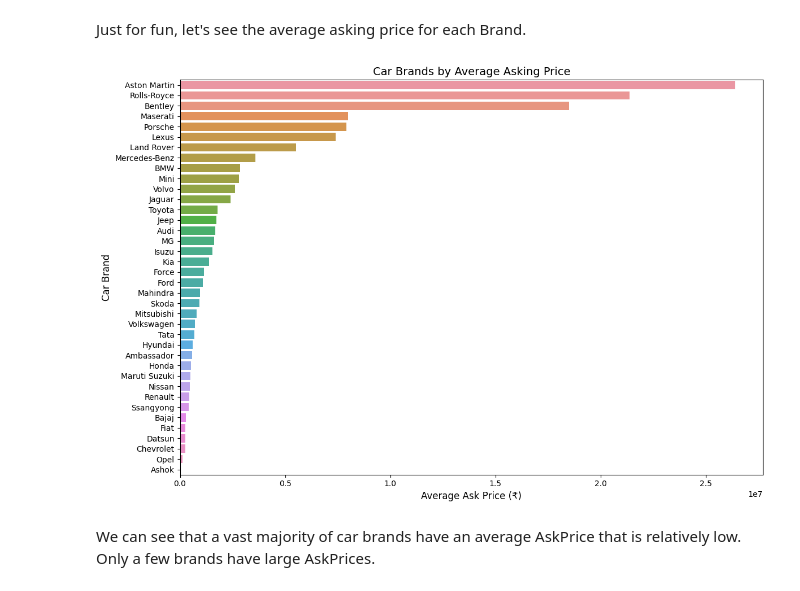
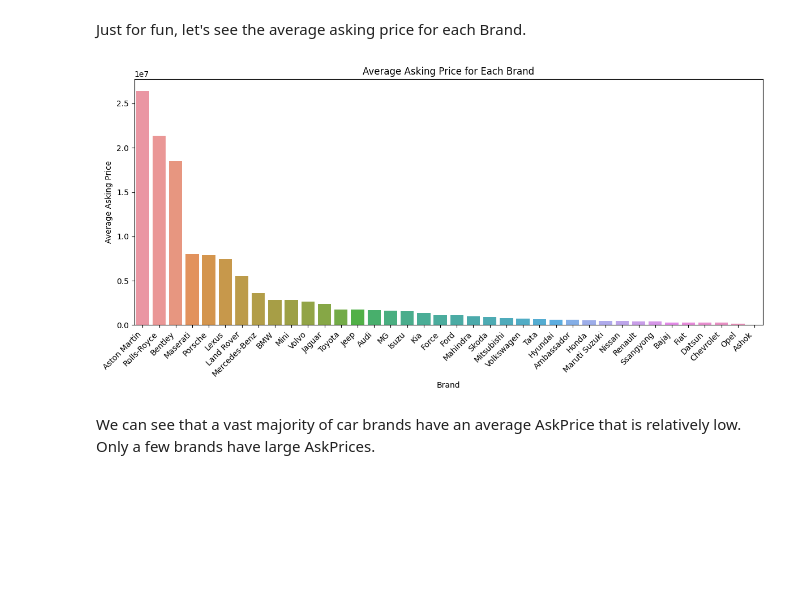
Before and after one commit to johnpospisil/used-car-values-in-india, a Jupyter notebook: used-car-values-in-india.ipynb, the cells around one changed output. Cells and saved outputs as stored; diff of their text form; code cells hidden in the pictures; blank space fills up the shorter version.

Commit message:
Add some more visualizations.

```diff
--- a/used-car-values-in-india.ipynb
+++ b/used-car-values-in-india.ipynb
@@ -401,30 +401,22 @@ There is a large difference between average asking prices for these three FuelTy
 # %% [markdown]
 Just for fun, let's see the average asking price for each Brand.
 # %%
-# Calculating average price by brand
-price_trends_by_brand = (
-    df.groupby('Brand')['AskPrice']
-    .mean()
-    .sort_values(ascending=False)
-    .reset_index()
-)
+# Calculate the average asking price for each brand
+brand_avg_price_summary = df.groupby('Brand')['AskPrice'].mean().reset_index()
 
-# Sorting for visualization
-top_brands = price_trends_by_brand.sort_values(by='AskPrice', ascending=False)
+# Sort the data for better visualization
+brand_avg_price_summary = brand_avg_price_summary.sort_values(by='AskPrice', ascending=False)
 
-# Plotting the chart
-plt.figure(figsize=(12, 8))
-sns.barplot(
-    data=top_brands,
-    x='AskPrice',
-    y='Brand'
-)
-plt.title('Car Brands by Average Asking Price', fontsize=14)
-plt.xlabel('Average Ask Price (₹)', fontsize=12)
-plt.ylabel('Car Brand', fontsize=12)
+# Create a seaborn bar plot for the average asking price by brand
+plt.figure(figsize=(12, 6))
+sns.barplot(data=brand_avg_price_summary, x='Brand', y='AskPrice')
+plt.title('Average Asking Price for Each Brand')
+plt.xlabel('Brand')
+plt.ylabel('Average Asking Price')
+plt.xticks(rotation=45, ha='right')
 plt.tight_layout()
 plt.show()
 # %% [output]
-[figure, old version]
+[figure, new version]
 # %% [markdown]
 We can see that a vast majority of car brands have an average AskPrice that is relatively low. Only a few brands have large AskPrices.
```
Also changed, not shown: parts of 6 cells of this notebook.
